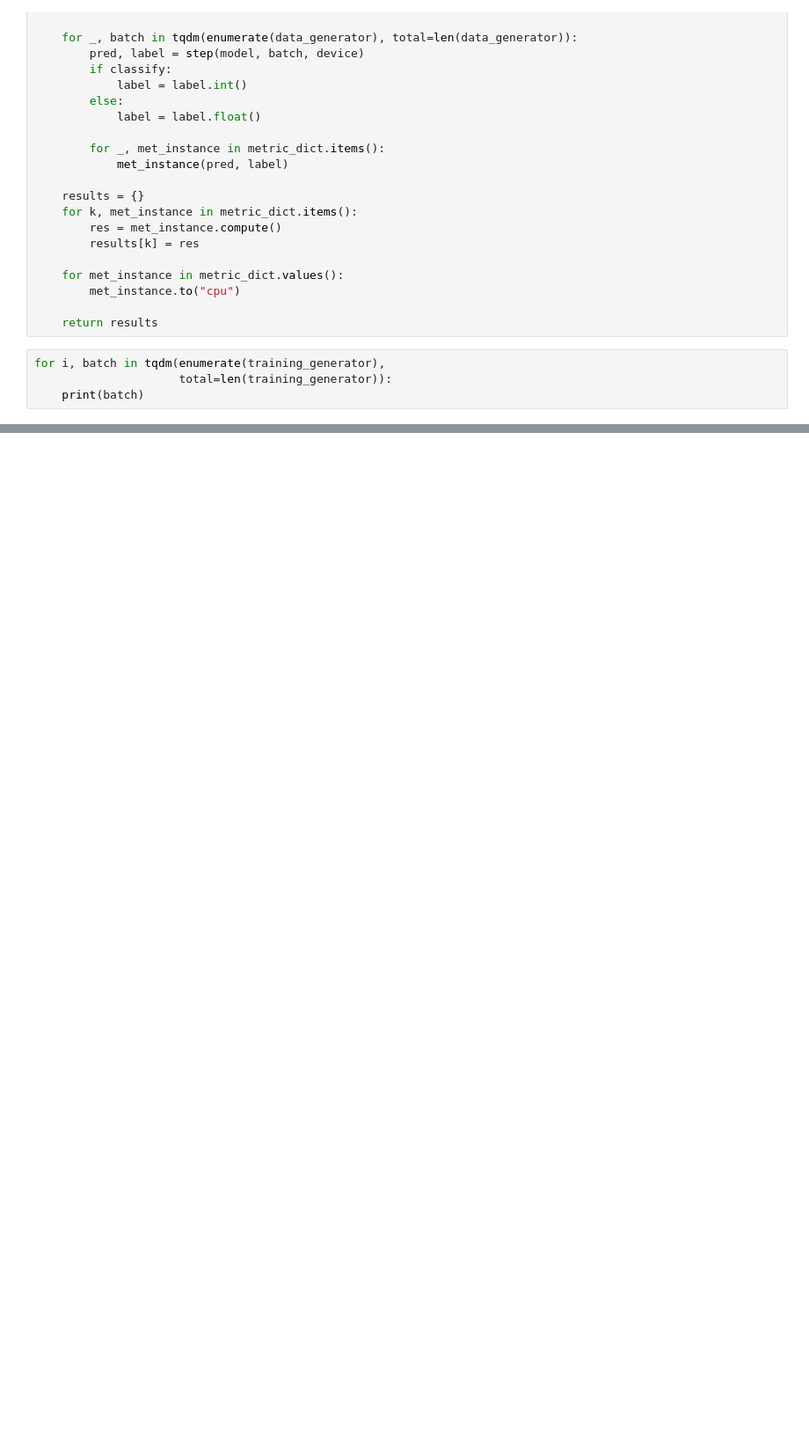
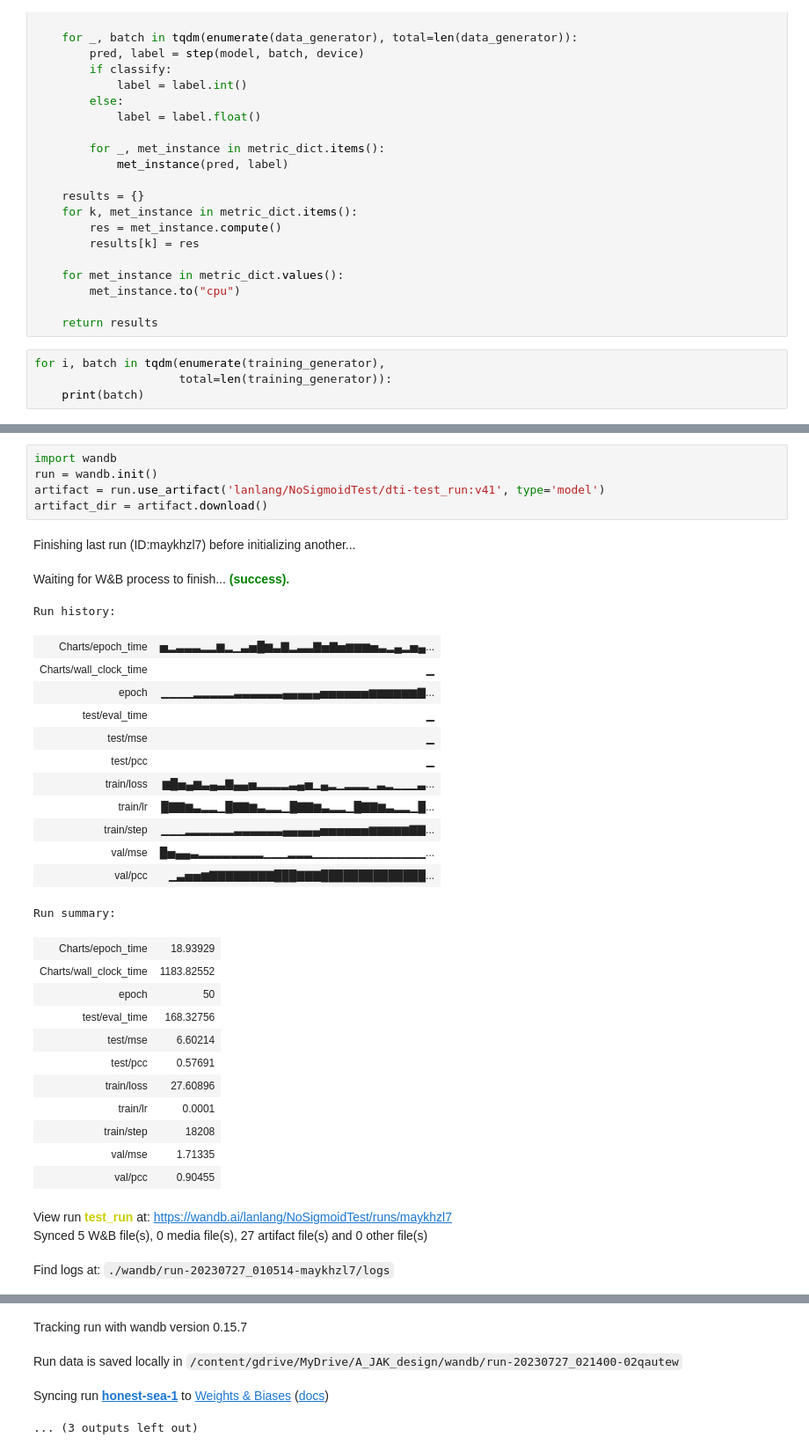
Before and after one commit to yingzibu/drug_design_JAK, a Jupyter notebook: COMPLEX_FINAL.ipynb, the cells around one changed output, grey strips where cells are left out. Shown at 88% size. Cells and saved outputs as stored; diff of their text form; blank space fills up the shorter version.

```diff
--- a/COMPLEX_FINAL.ipynb
+++ b/COMPLEX_FINAL.ipynb
@@ -3058,0 +3096,35 @@ save_dir
+# %%
+import wandb
+run = wandb.init()
+artifact = run.use_artifact('lanlang/NoSigmoidTest/dti-test_run:v41', type='model')
+artifact_dir = artifact.download()
+# %% [output]
+Finishing last run (ID:maykhzl7) before initializing another...
+Waiting for W&B process to finish... (success).
+Run history:
+| Charts/epoch_time | ▅▂▃▃▃▂▂▆▂▁▃▅█▆▃▇▂▃▃▇▅▇▅▆▆▆▅▃▂▄▂▅▄... |
+| Charts/wall_clock_time | ▁ |
+| epoch | ▁▁▁▁▂▂▂▂▂▃▃▃▃▃▃▄▄▄▄▄▅▅▅▅▅▅▆▆▆▆▆▆▇... |
+| test/eval_time | ▁ |
+| test/mse | ▁ |
+| test/pcc | ▁ |
+| train/loss | ▆█▅▄▆▃▄▃▇▄▄▅▂▂▂▂▃▄▅▁▄▂▁▂▂▂▁▃▂▁▁▁▃... |
+| train/lr | █▇▇▆▃▂▂▁█▇▇▆▃▂▂▁█▇▇▆▃▂▂▁█▇▇▆▃▂▂▁█... |
+| train/step | ▁▁▁▂▂▂▂▂▂▃▃▃▃▃▃▄▄▄▄▄▅▅▅▅▅▅▆▆▆▆▆▇▇... |
+| val/mse | █▅▄▄▃▂▂▂▂▂▂▂▂▁▁▁▂▂▂▁▁▁▁▁▁▁▁▁▁▁▁▁▁... |
+| val/pcc | ▁▃▅▅▆▇▇▇▇▇▇▇▇███▇▇▇██████████████... |
+Run summary:
+| Charts/epoch_time | 18.93929 |
+| Charts/wall_clock_time | 1183.82552 |
+| epoch | 50 |
+| test/eval_time | 168.32756 |
+| test/mse | 6.60214 |
+| test/pcc | 0.57691 |
+| train/loss | 27.60896 |
+| train/lr | 0.0001 |
+| train/step | 18208 |
+| val/mse | 1.71335 |
+| val/pcc | 0.90455 |
+View run test_run at: https://wandb.ai/lanlang/NoSigmoidTest/runs/maykhzl7
+Synced 5 W&B file(s), 0 media file(s), 27 artifact file(s) and 0 other file(s)
+Find logs at: ./wandb/run-20230727_010514-maykhzl7/logs
@@ -3058,0 +3132,4 @@ save_dir
+Tracking run with wandb version 0.15.7
+Run data is saved locally in /content/gdrive/MyDrive/A_JAK_design/wandb/run-20230727_021400-02qautew
+Syncing run honest-sea-1 to Weights & Biases (docs)
+... (3 outputs left out)
```
Also changed, not shown: parts of 73 cells of this notebook.
